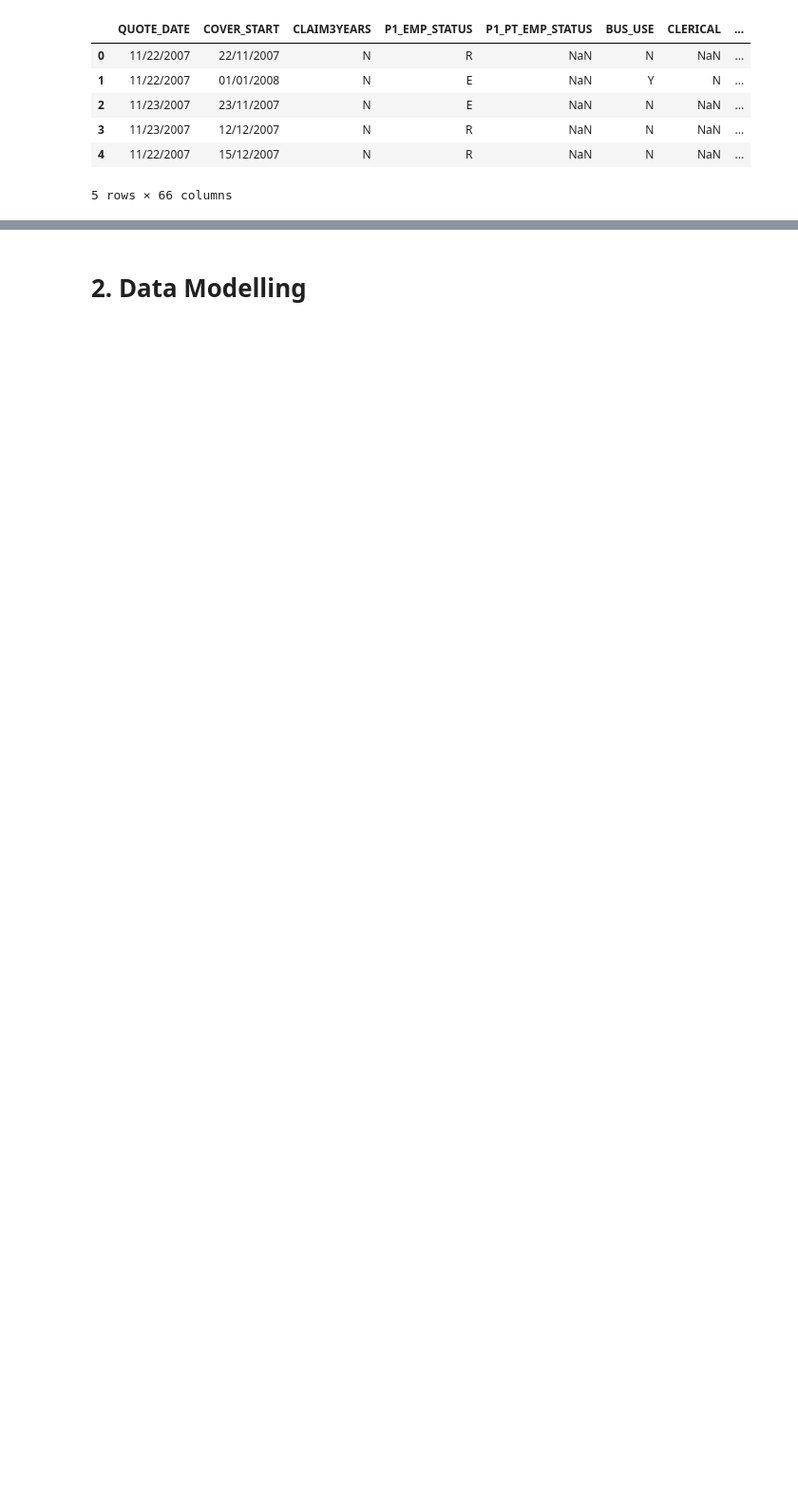
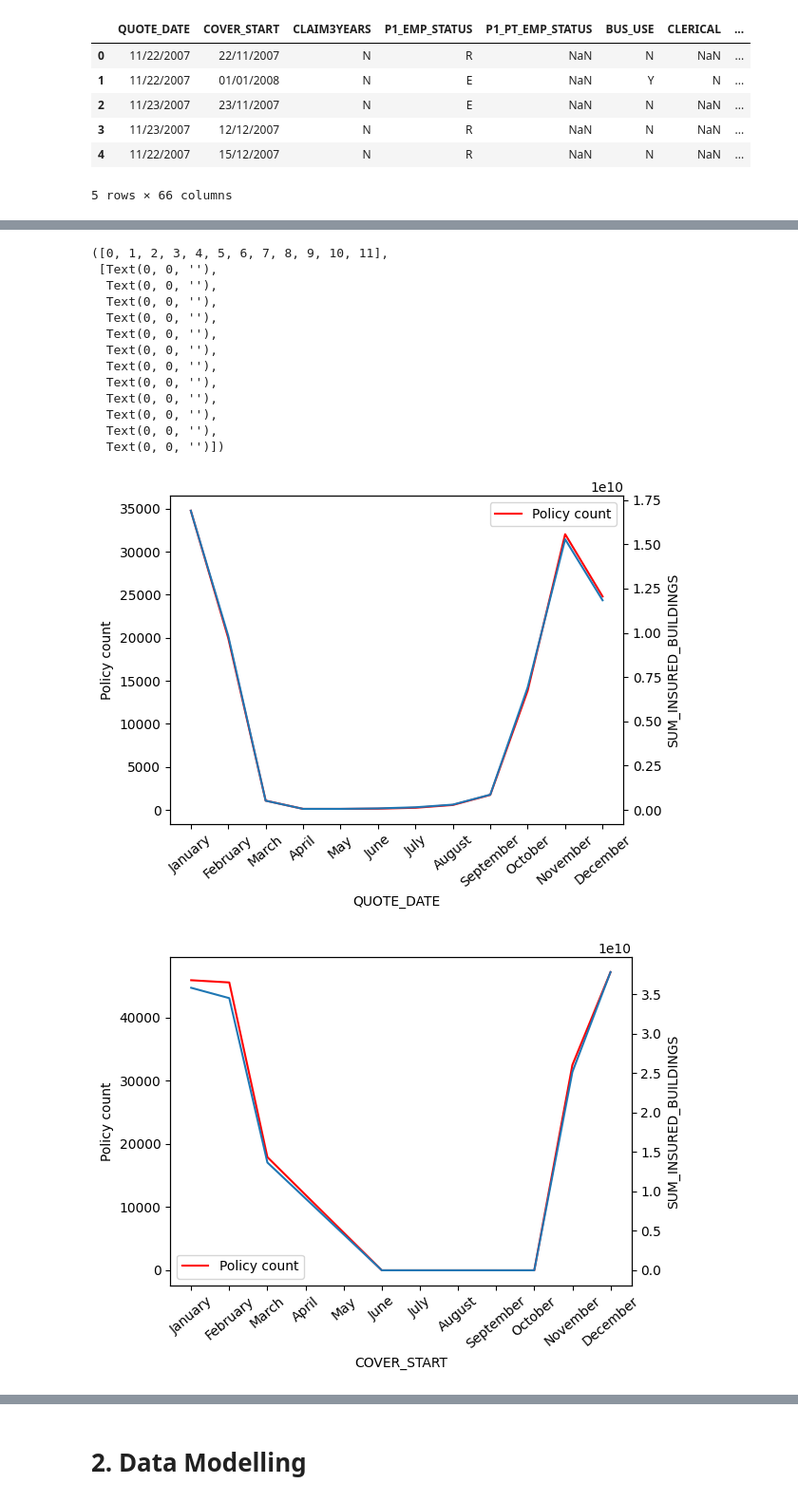
Before and after one commit to jjp4595/insurance_data_science, a Jupyter notebook: notebooks/JP_eSure.ipynb, the cells around one changed output, grey strips where cells are left out. Shown at 95% size. Saved outputs shown, nothing was run; the diff lists cells and outputs as text; code cells hidden in the pictures; blank space fills up the shorter version.

```diff
--- a/notebooks/JP_eSure.ipynb
+++ b/notebooks/JP_eSure.ipynb
@@ -116,4 +46,0 @@ df.head()
-# %%
-df.drop(["CLERICAL", "P1_PT_EMP_STATUS", ],
-axis = 1, inplace = True)
-df.head()
@@ -129,0 +47,3 @@ XGBoost only allows `int`, `float`, or `boolean` data types.
+# %%
+# creating target variable
+df['lapsed'] = np.where(df["POL_STATUS"] == "Lapsed", 1, 0)
@@ -129,0 +94,4 @@ XGBoost only allows `int`, `float`, or `boolean` data types.
+# %%
+df.drop(["i", "CAMPAIGN_DESC"],
+axis = 1, inplace = True)
+df.head()
@@ -129,0 +225,47 @@ XGBoost only allows `int`, `float`, or `boolean` data types.
+# %%
+# Date-related featrues
+df["QUOTE_DATE"] = pd.to_datetime(df["QUOTE_DATE"], format="%m/%d/%Y")
+df["COVER_START"] = pd.to_datetime(df["COVER_START"], format="%d/%m/%Y")
+df["P1_DOB"] = pd.to_datetime(df["P1_DOB"], format="%d/%m/%Y")
+df["MTA_DATE"] = pd.to_datetime(df["MTA_DATE"], format="%d/%m/%Y")
+# %%
+months = ['January', 'February', 'March', 'April', 'May',
+'June', 'July', 'August', 'September', 'October', 'November','December']
+
+# Figure 1
+policies_by_month = df["Police"].groupby(by=df["QUOTE_DATE"].dt.month_name()).count()
+sum_insured_contents_by_month = df["SUM_INSURED_BUILDINGS"].groupby(by=df["QUOTE_DATE"].dt.month_name()).sum()
+fig, ax = plt.subplots(1,1, tight_layout=True)
+ax2 = ax.twinx()
+sns.lineplot(policies_by_month.reindex(months), color = 'red', label = 'Policy count', ax=ax)
+sns.lineplot(sum_insured_contents_by_month.reindex(months), ax=ax2)
+ax.set_ylabel("Policy count")
+plt.sca(ax)
+plt.xticks(rotation=40)
+
+# Figure 2
+policies_by_month = df["Police"].groupby(by=df["COVER_START"].dt.month_name()).count()
+sum_insured_contents_by_month = df["SUM_INSURED_BUILDINGS"].groupby(by=df["COVER_START"].dt.month_name()).sum()
+fig, ax = plt.subplots(1,1, tight_layout=True)
+ax2 = ax.twinx()
+sns.lineplot(policies_by_month.reindex(months), color = 'red', label = 'Policy count', ax=ax)
+sns.lineplot(sum_insured_contents_by_month.reindex(months), ax=ax2)
+ax.set_ylabel("Policy count")
+plt.sca(ax)
+plt.xticks(rotation=40)
+# %% [output]
+([0, 1, 2, 3, 4, 5, 6, 7, 8, 9, 10, 11],
+ [Text(0, 0, ''),
+  Text(0, 0, ''),
+  Text(0, 0, ''),
+  Text(0, 0, ''),
+  Text(0, 0, ''),
+  Text(0, 0, ''),
+  Text(0, 0, ''),
+  Text(0, 0, ''),
+  Text(0, 0, ''),
+  Text(0, 0, ''),
+  Text(0, 0, ''),
+  Text(0, 0, '')])
+[figure, added]
+[figure, added]
```
Also changed, not shown: parts of 83 cells of this notebook.
